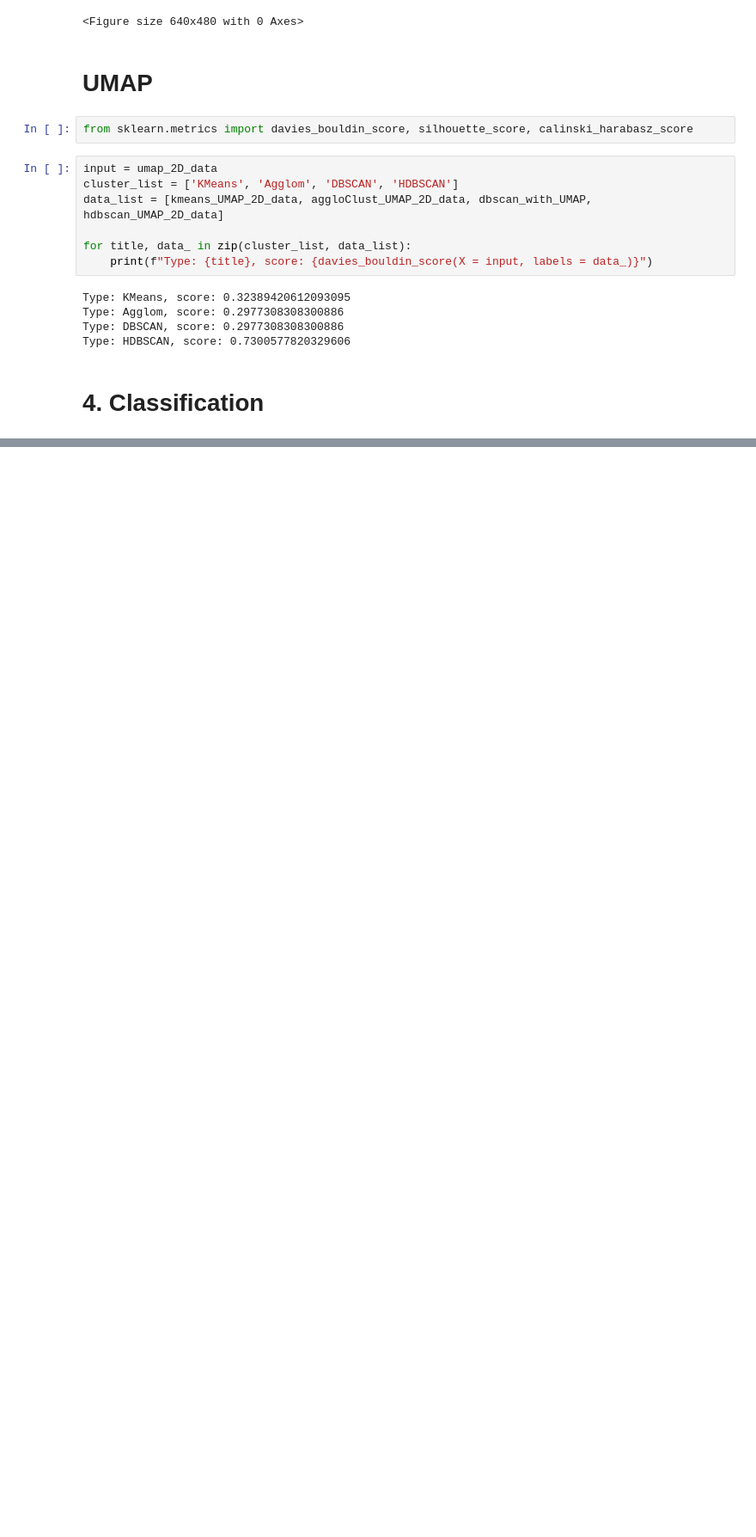
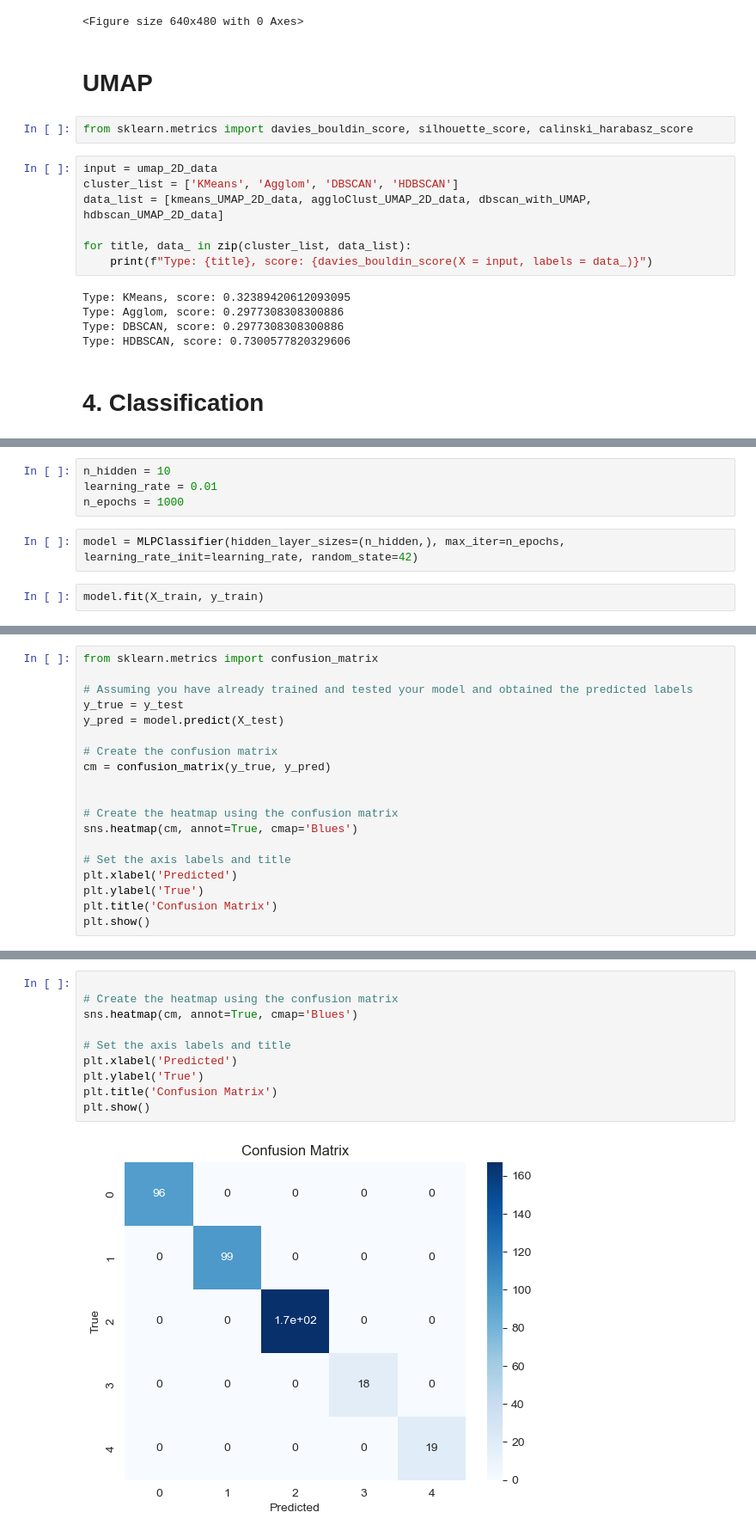
Before and after one commit to anabenitoterreros/TEPaat, a Jupyter notebook: notebooks/4.0-aat-Classifier.ipynb, the cells around one changed output, grey strips where cells are left out. Shown at 86% size. Saved outputs shown, nothing was run; the diff lists cells and outputs as text; blank space fills up the shorter version.

Commit message:
add classifier and dump models

```diff
--- a/notebooks/4.0-aat-Classifier.ipynb
+++ b/notebooks/4.0-aat-Classifier.ipynb
@@ -147,0 +164,8 @@ Type: HDBSCAN, score: 0.7300577820329606
+# %%
+n_hidden = 10
+learning_rate = 0.01
+n_epochs = 1000
+# %%
+model = MLPClassifier(hidden_layer_sizes=(n_hidden,), max_iter=n_epochs, learning_rate_init=learning_rate, random_state=42)
+# %%
+model.fit(X_train, y_train)
@@ -147,0 +190,19 @@ Type: HDBSCAN, score: 0.7300577820329606
+# %%
+from sklearn.metrics import confusion_matrix
+
+# Assuming you have already trained and tested your model and obtained the predicted labels
+y_true = y_test
+y_pred = model.predict(X_test)
+
+# Create the confusion matrix
+cm = confusion_matrix(y_true, y_pred)
+
+
+# Create the heatmap using the confusion matrix
+sns.heatmap(cm, annot=True, cmap='Blues')
+
+# Set the axis labels and title
+plt.xlabel('Predicted')
+plt.ylabel('True')
+plt.title('Confusion Matrix')
+plt.show()
@@ -147,0 +215,12 @@ Type: HDBSCAN, score: 0.7300577820329606
+# %%
+
+# Create the heatmap using the confusion matrix
+sns.heatmap(cm, annot=True, cmap='Blues')
+
+# Set the axis labels and title
+plt.xlabel('Predicted')
+plt.ylabel('True')
+plt.title('Confusion Matrix')
+plt.show()
+# %% [output]
+[figure, added]
```
Also changed, not shown: parts of 23 cells of this notebook, 18 other files.
